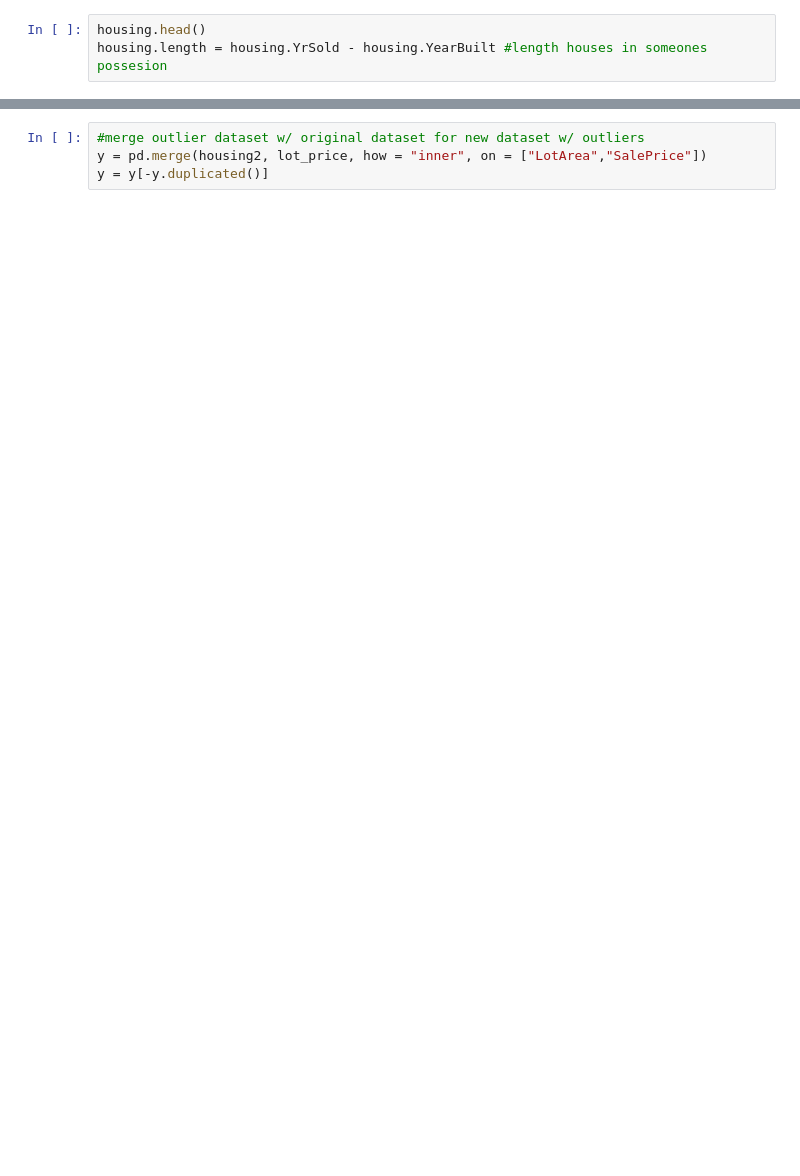
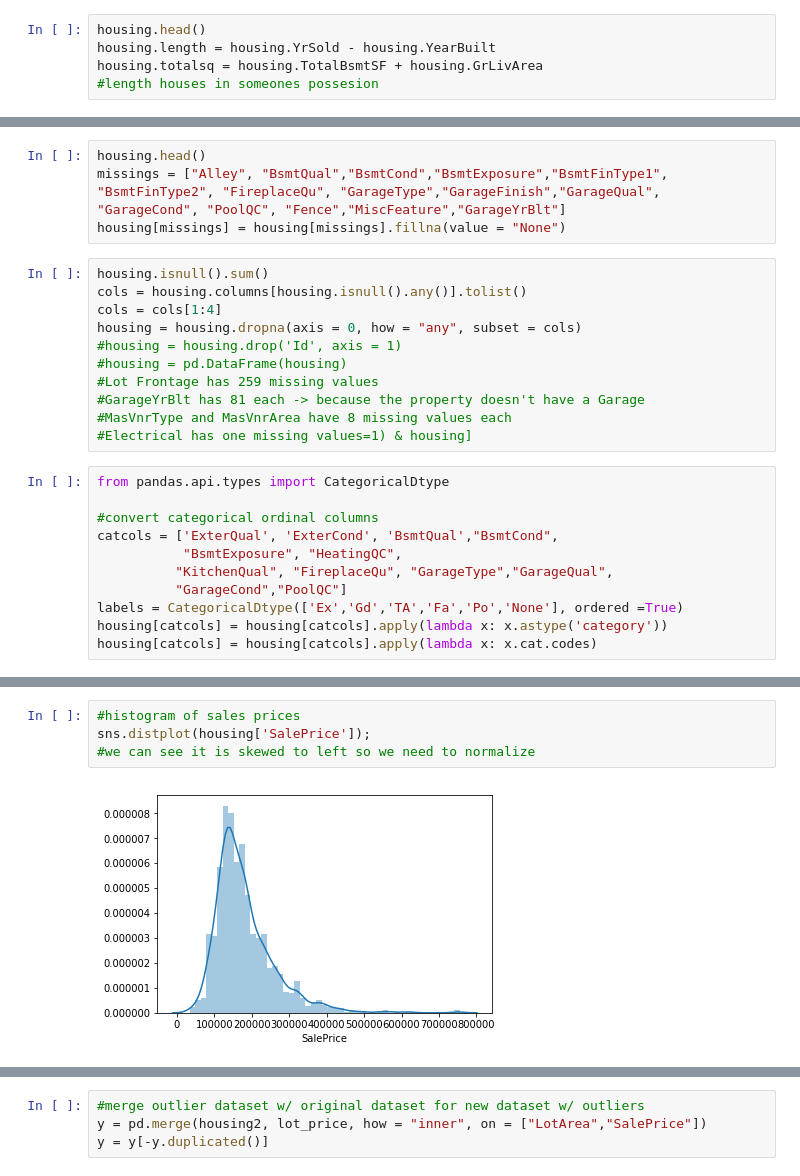
Before and after one commit to mjoy296/Machine-Learning-Project, a Jupyter notebook: Housing_clean.ipynb, the cells around one changed output, grey strips where cells are left out. Cells and saved outputs as stored; diff of their text form; blank space fills up the shorter version.

```diff
--- a/Housing_clean.ipynb
+++ b/Housing_clean.ipynb
@@ -30,3 +25,5 @@ list(housing.columns.values)
 # %%
 housing.head()
-housing.length = housing.YrSold - housing.YearBuilt #length houses in someones possesion
+housing.length = housing.YrSold - housing.YearBuilt
+housing.totalsq = housing.TotalBsmtSF + housing.GrLivArea
+#length houses in someones possesion
@@ -82,0 +30,28 @@ gghhg
+# %%
+housing.head()
+missings = ["Alley", "BsmtQual","BsmtCond","BsmtExposure","BsmtFinType1",
+"BsmtFinType2", "FireplaceQu", "GarageType","GarageFinish","GarageQual",
+"GarageCond", "PoolQC", "Fence","MiscFeature","GarageYrBlt"]
+housing[missings] = housing[missings].fillna(value = "None")
+# %%
+housing.isnull().sum()
+cols = housing.columns[housing.isnull().any()].tolist()
+cols = cols[1:4]
+housing = housing.dropna(axis = 0, how = "any", subset = cols)
+#housing = housing.drop('Id', axis = 1)
+#housing = pd.DataFrame(housing)
+#Lot Frontage has 259 missing values
+#GarageYrBlt has 81 each -> because the property doesn't have a Garage
+#MasVnrType and MasVnrArea have 8 missing values each
+#Electrical has one missing values=1) & housing]
+# %%
+from pandas.api.types import CategoricalDtype
+
+#convert categorical ordinal columns
+catcols = ['ExterQual', 'ExterCond', 'BsmtQual',"BsmtCond",
+           "BsmtExposure", "HeatingQC",
+          "KitchenQual", "FireplaceQu", "GarageType","GarageQual",
+          "GarageCond","PoolQC"]
+labels = CategoricalDtype(['Ex','Gd','TA','Fa','Po','None'], ordered =True)
+housing[catcols] = housing[catcols].apply(lambda x: x.astype('category'))
+housing[catcols] = housing[catcols].apply(lambda x: x.cat.codes)
@@ -82,0 +81,6 @@ gghhg
+# %%
+#histogram of sales prices
+sns.distplot(housing['SalePrice']);
+#we can see it is skewed to left so we need to normalize
+# %% [output]
+[figure, added]
```
Also changed, not shown: parts of 19 cells of this notebook.
